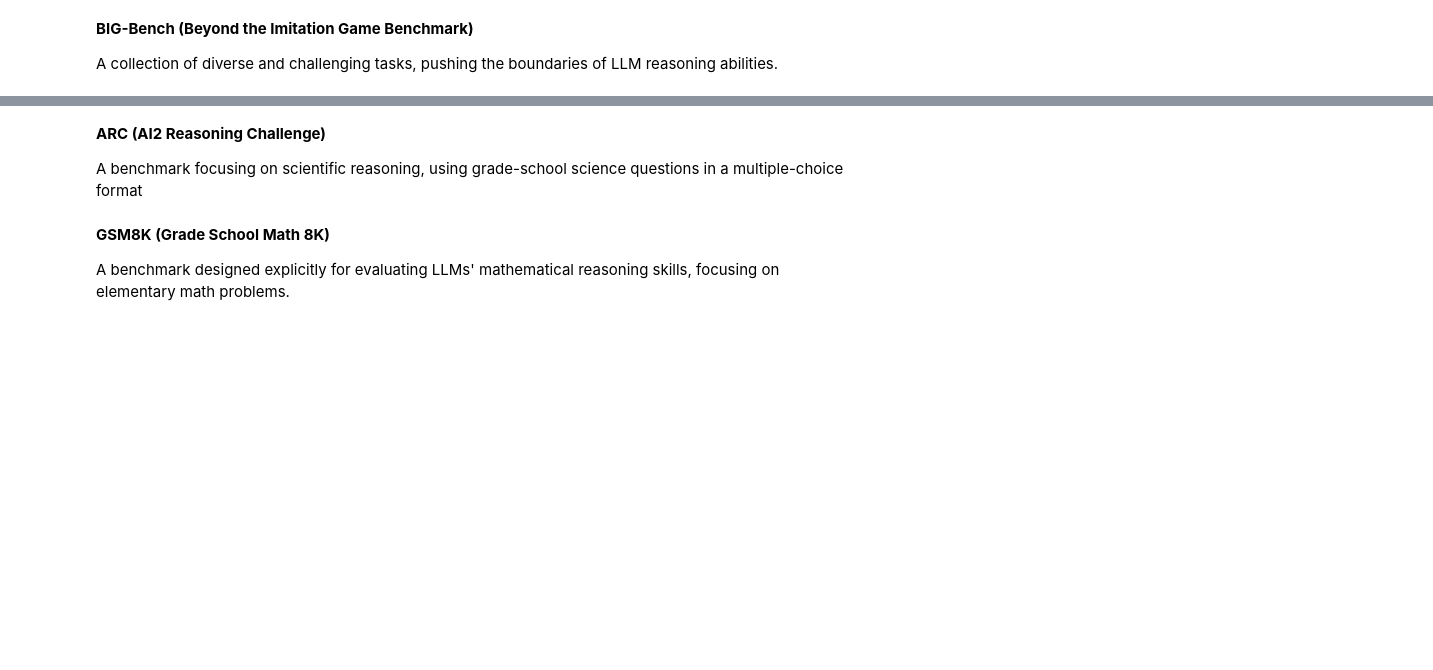
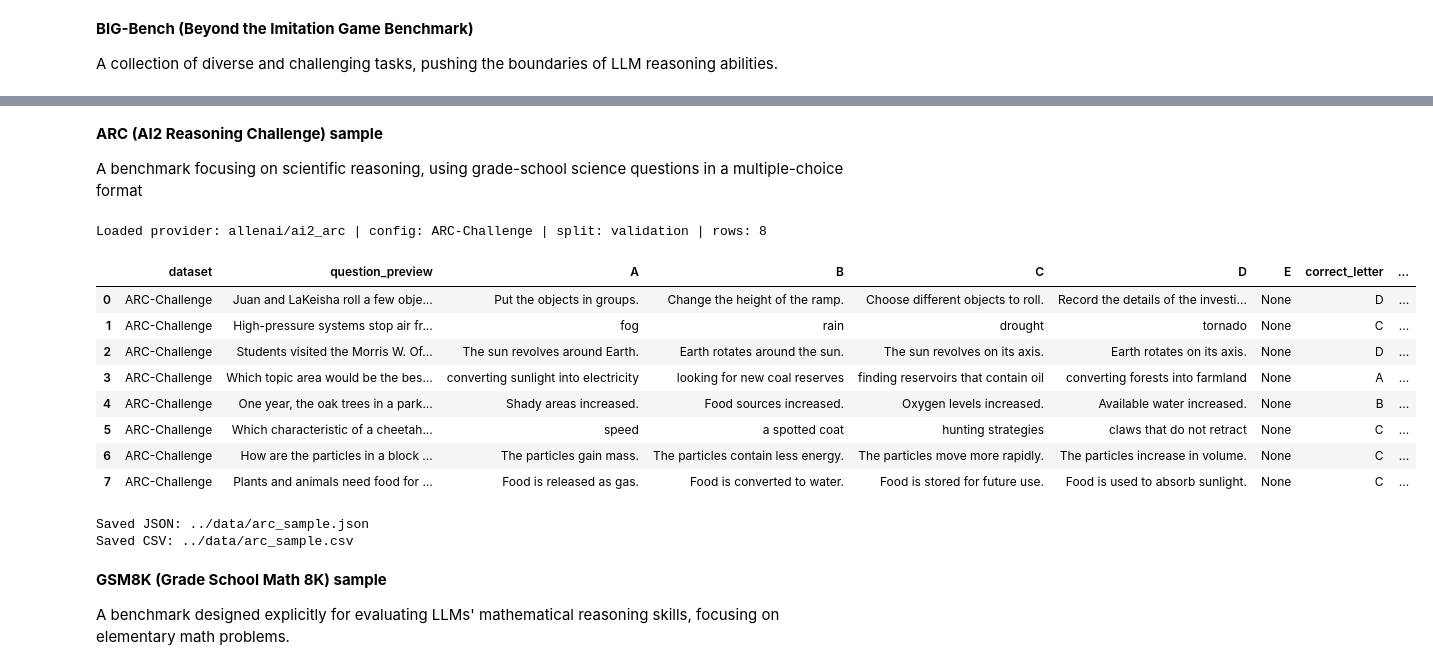
Before and after one commit to PacktPublishing/Data-Strategy-for-LLMs, a Jupyter notebook: chapter_02/Jupyter_Notebooks/Chapter_2_Notebook.ipynb, the cells around one changed output, grey strips where cells are left out. Cells and saved outputs as stored; diff of their text form; code cells hidden in the pictures; blank space fills up the shorter version.

```diff
--- a/chapter_02/Jupyter_Notebooks/Chapter_2_Notebook.ipynb
+++ b/chapter_02/Jupyter_Notebooks/Chapter_2_Notebook.ipynb
@@ -2512,14 +1937,15 @@ Scanned: 20 | Accepted: 20 | Keyword: ''
 
 A 985-million-word dataset of 11,000 unpublished books, used to train LLMs like RoBERTA and XLNET.
 # %%
-#@title BookCorpusOpen mini-sampler → DataFrame + JSON
+#@title BookCorpusOpen mini-sampler
+
 # Streams from Hugging Face BookCorpusOpen, samples N docs (optional keyword filter),
-# displays them in a pandas DataFrame, and saves to /content/bookcorpus_subset.json.
+# displays them in a pandas DataFrame, and saves to ../data/bookcorpus_subset.json.
 
 # ——— Setup ———
 !pip -q install datasets pandas
 
-import json, random
+import json, random, os
 from typing import List, Dict
 import pandas as pd
 from IPython.display import display
@@ -2579,7 +2005,8 @@ else:
     df = pd.DataFrame(rows)
     display(df)
 
-    out_path = "/content/bookcorpus_subset.json"
+    out_path = "../data/bookcorpus_subset.json"
+    os.makedirs(os.path.dirname(out_path), exist_ok=True)
     with open(out_path, "w", encoding="utf-8") as f:
         json.dump(rows, f, ensure_ascii=False, indent=2)
     print(f"\nSaved {len(rows)} records to {out_path}")
@@ -2609,14 +2036,15 @@ Dataset: lucadiliello/bookcorpusopen | Scanned: 20 | Accepted: 20 | Keyword: ''
 
 An 800 GB corpus curated from 22 diverse datasets, primarily from academic or professional sources, used to train models like GPT-Neo and LLaMA.
 # %%
-#@title The Pile (mirror) mini-sampler → DataFrame + JSON
+#@title The Pile mini-sampler
+
 # Streams from Hugging Face "monology/pile-uncopyrighted-parquet" (or JSON mirror),
 # samples N docs (optional keyword + subset filter), displays a DataFrame, and saves JSON.
 
 # ——— Setup ———
 !pip -q install datasets pandas pyarrow
 
-import json, ast, random
+import json, ast, random, os
 from typing import List, Dict, Any
 import pandas as pd
 from IPython.display import display
@@ -2698,7 +2126,8 @@ else:
     df = pd.DataFrame(rows)
     display(df)
 
-    out_path = "/content/pile_subset.json"
+    out_path = "../data/pile_subset.json"
+    os.makedirs(os.path.dirname(out_path), exist_ok=True)
     with open(out_path, "w", encoding="utf-8") as f:
         json.dump(rows, f, ensure_ascii=False, indent=2)
     print(f"\nSaved {len(rows)} records to {out_path}")
@@ -3732,4 +2680,4 @@ if len(rows):
 # %% [markdown]
-**ARC (AI2 Reasoning Challenge)**
+**ARC (AI2 Reasoning Challenge) sample**
 
 A benchmark focusing on scientific reasoning, using grade-school science questions in a multiple-choice format
@@ -3912,4 +2684,56 @@ if len(rows):
+# %%
+# @title ARC (AI2 Reasoning Challenge) sample
+
+!pip -q install datasets pandas
+
+import itertools
+import os
+import pandas as pd
+from datasets import load_dataset
+
+N_SAMPLES = 8
+provider = "allenai/ai2_arc"
+config = "ARC-Challenge"
+used_split = "validation"
+dataset = load_dataset(provider, config, split=used_split, streaming=True)
+rows = []
+for example in itertools.islice(dataset, N_SAMPLES):
+    choices = dict(zip(example["choices"]["label"], example["choices"]["text"]))
+    answer = example["answerKey"].upper()
+    rows.append({
+        "dataset": config,
+        "question_preview": example["question"][:220],
+        **{letter: choices.get(letter) for letter in "ABCDE"},
+        "correct_letter": answer,
+        "correct_choice_text": choices.get(answer),
+        "_full_question": example["question"],
+    })
+if not rows:
+    raise RuntimeError(f"{provider}/{config}/{used_split} returned no examples")
+df = pd.DataFrame(rows)
+print(f"Loaded provider: {provider} | config: {config} | split: {used_split} | rows: {len(df)}")
+display(df[["dataset", "question_preview", "A", "B", "C", "D", "E", "correct_letter", "correct_choice_text"]])
+
+os.makedirs("../data", exist_ok=True)
+OUT_JSON = "../data/arc_sample.json"
+OUT_CSV = "../data/arc_sample.csv"
+df.to_json(OUT_JSON, orient="records", force_ascii=False, indent=2)
+df.to_csv(OUT_CSV, index=False)
+print(f"Saved JSON: {OUT_JSON}\nSaved CSV: {OUT_CSV}")
+# %% [output]
+Loaded provider: allenai/ai2_arc | config: ARC-Challenge | split: validation | rows: 8
+|  | dataset | question_preview | A | B | C | D | E | correct_letter | ... |
+| 0 | ARC-Challenge | Juan and LaKeisha roll a few obje... | Put the objects in groups. | Change the height of the ramp. | Choose different objects to roll. | Record the details of the investi... | None | D | ... |
+| 1 | ARC-Challenge | High-pressure systems stop air fr... | fog | rain | drought | tornado | None | C | ... |
+| 2 | ARC-Challenge | Students visited the Morris W. Of... | The sun revolves around Earth. | Earth rotates around the sun. | The sun revolves on its axis. | Earth rotates on its axis. | None | D | ... |
+| 3 | ARC-Challenge | Which topic area would be the bes... | converting sunlight into electricity | looking for new coal reserves | finding reservoirs that contain oil | converting forests into farmland | None | A | ... |
+| 4 | ARC-Challenge | One year, the oak trees in a park... | Shady areas increased. | Food sources increased. | Oxygen levels increased. | Available water increased. | None | B | ... |
+| 5 | ARC-Challenge | Which characteristic of a cheetah... | speed | a spotted coat | hunting strategies | claws that do not retract | None | C | ... |
+| 6 | ARC-Challenge | How are the particles in a block ... | The particles gain mass. | The particles contain less energy. | The particles move more rapidly. | The particles increase in volume. | None | C | ... |
+| 7 | ARC-Challenge | Plants and animals need food for ... | Food is released as gas. | Food is converted to water. | Food is stored for future use. | Food is used to absorb sunlight. | None | C | ... |
+Saved JSON: ../data/arc_sample.json
+Saved CSV: ../data/arc_sample.csv
 # %% [markdown]
-**GSM8K (Grade School Math 8K)**
+**GSM8K (Grade School Math 8K) sample**
 
 A benchmark designed explicitly for evaluating LLMs' mathematical reasoning skills, focusing on elementary math problems.
```
Also changed, not shown: parts of 98 cells of this notebook, 38 other files.
